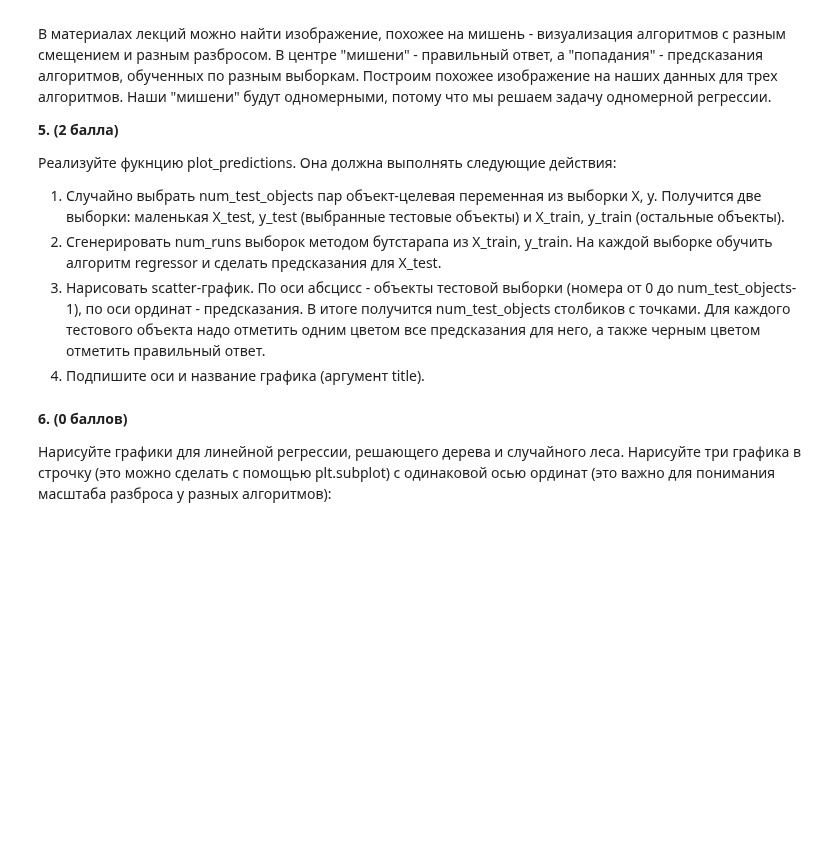
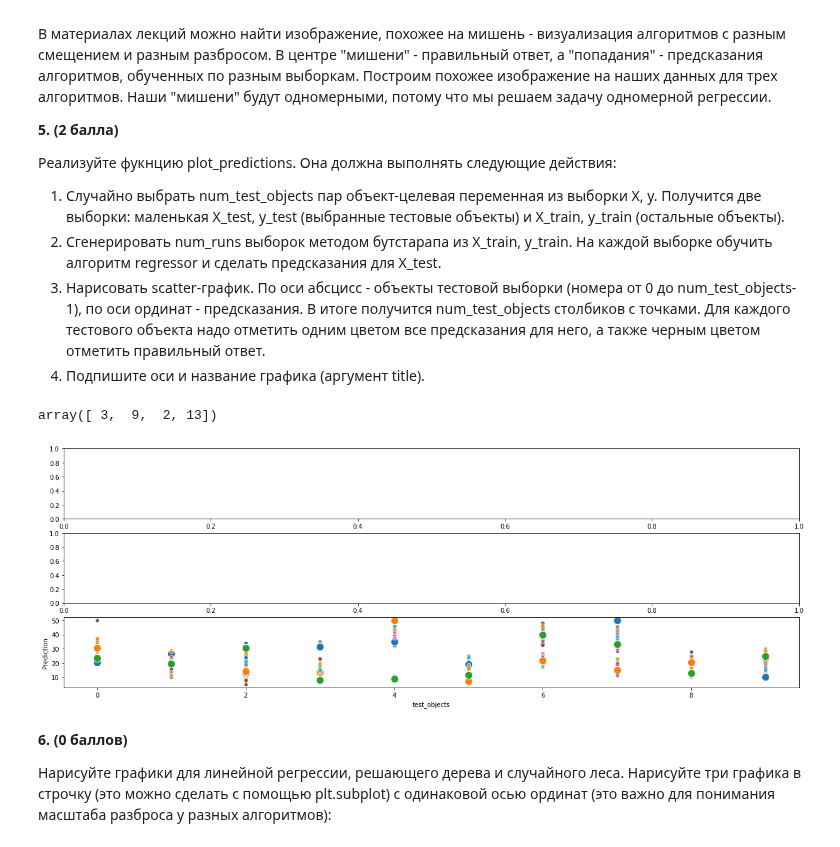
Before and after one commit to HeySlava/hse_course, a Jupyter notebook: bvd_hw6/homework6.ipynb, the cells around one changed output. Saved outputs shown, nothing was run; the diff lists cells and outputs as text; code cells hidden in the pictures; blank space fills up the shorter version.

Commit message:
tried to plot

```diff
--- a/bvd_hw6/homework6.ipynb
+++ b/bvd_hw6/homework6.ipynb
@@ -272,3 +266,43 @@ def plot_predictions(regressor, X, y, num_runs=100, num_test_objects=10, title="
+# %%
+np.random.choice(np.arange(20), 4)
+# %% [output]
+array([ 3,  9,  2, 13])
+# %%
+def plot_predictions(regressor, X, y, num_runs=100, num_test_objects=10, title=""):
+    """
+    plot graphics described above
+    """
+    ### your code here
+    bootsrap_index = np.random.choice(np.arange(len(y)), num_test_objects, replace=False)
+    out_of_bootstrap = np.setdiff1d(np.arange(len(y)), bootsrap_index)
+
+    for i in range(num_runs):
+        X_test = X[bootsrap_index]
+        y_test = y[bootsrap_index]
+
+        X_train = X[out_of_bootstrap]
+        y_train = y[out_of_bootstrap]
+
+        bootstrap_train = np.random.randint(0, len(y_train), len(y_train))
+        X_new_train = X_train[bootstrap_train]
+        y_new_train = y_train[bootstrap_train]
+
+        regressor.fit(X_new_train, y_new_train)
+        y_predict = regressor.predict(X_test)
+
+        sns.scatterplot(x=np.arange(num_test_objects), y=y_predict)
+
+    ax = sns.scatterplot(x=np.arange(num_test_objects), y=y_test, s=150)
+
+    plt.xlabel('test_objects')
+    plt.ylabel('Prediction')
+    return ax
+# %%
+f, ax = plt.subplots(nrows=3, figsize=(21, 7))
+for i, model in enumerate(models):
+    ax[i] = plot_predictions(model(), X, y, title=model.__name__)
+# %% [output]
+[figure, added]
 # %% [markdown]
 __6. (0 баллов)__
 
```
Also changed, not shown: parts of 1 cell of this notebook.
